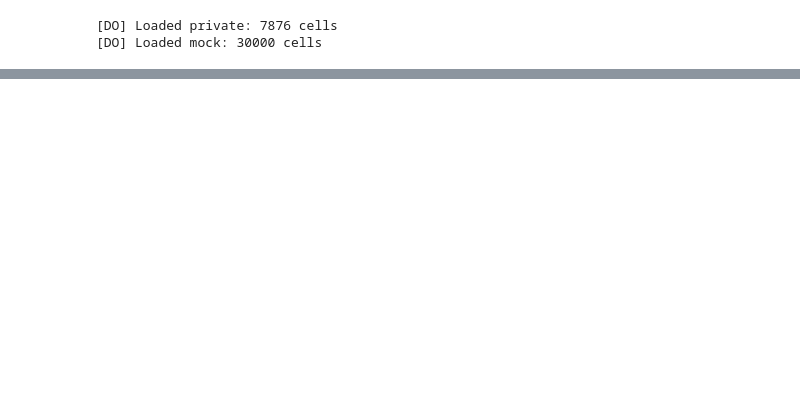
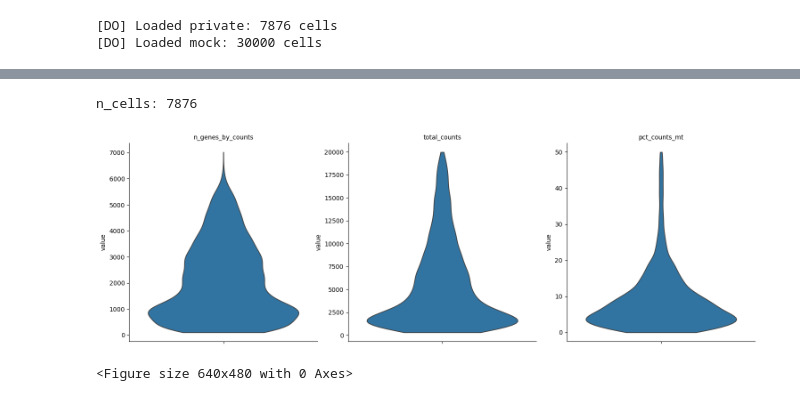
Before and after one commit to OpenMined/biovault-beaver, a Jupyter notebook: notebooks/sc_test_do.ipynb, the cells around one changed output, grey strips where cells are left out. Saved outputs shown, nothing was run; the diff lists cells and outputs as text; code cells hidden in the pictures; blank space fills up the shorter version.

```diff
--- a/notebooks/sc_test_do.ipynb
+++ b/notebooks/sc_test_do.ipynb
@@ -132,3 +231,9 @@ KeyboardInterrupt:
+# %%
+res = request_make_violin_for_violin_result.func(patient_sc.private)
+# %% [output]
+n_cells: 7876
+[figure, added]
+<Figure size 640x480 with 0 Axes>
 # %%
 # Find the first unprocessed computation request in inbox
 inbox = bv.inbox()
```
Also changed, not shown: parts of 21 cells of this notebook, 10 other files.
